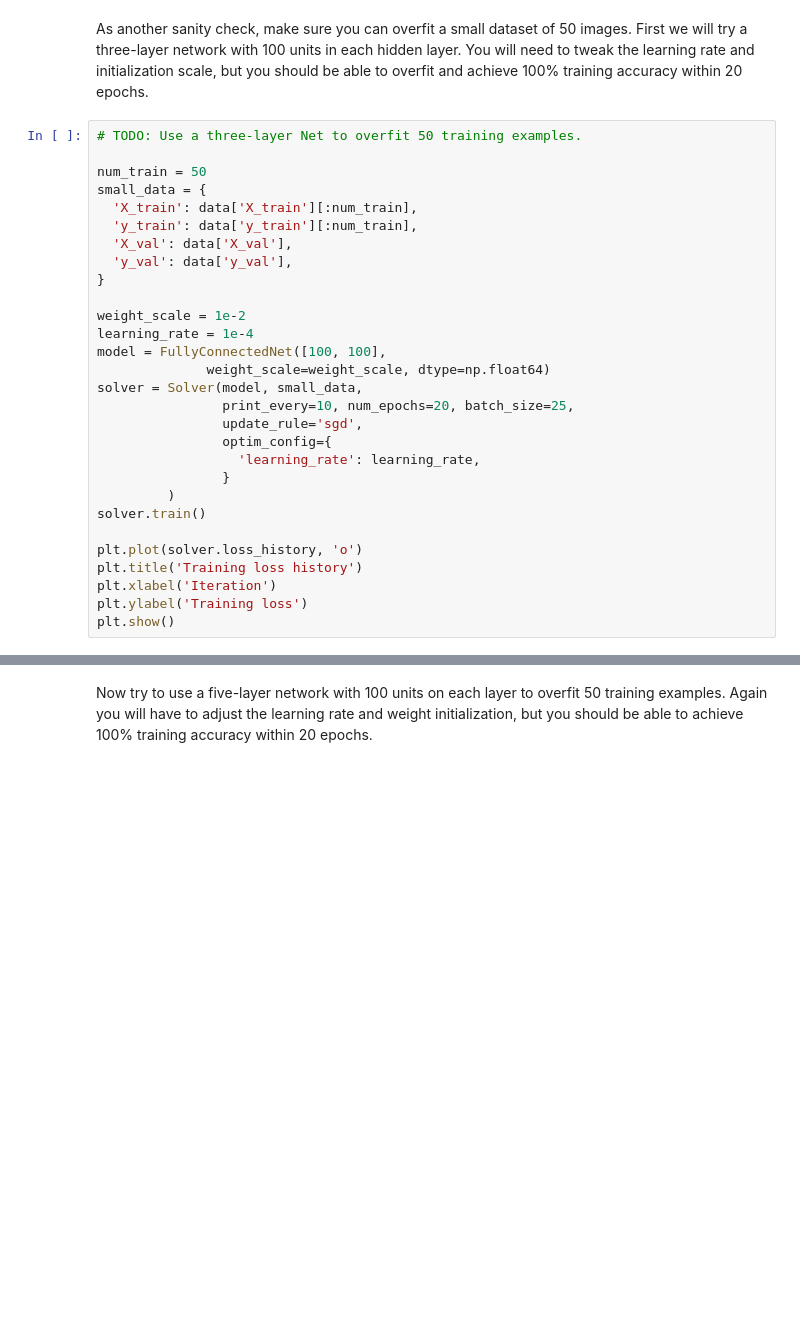
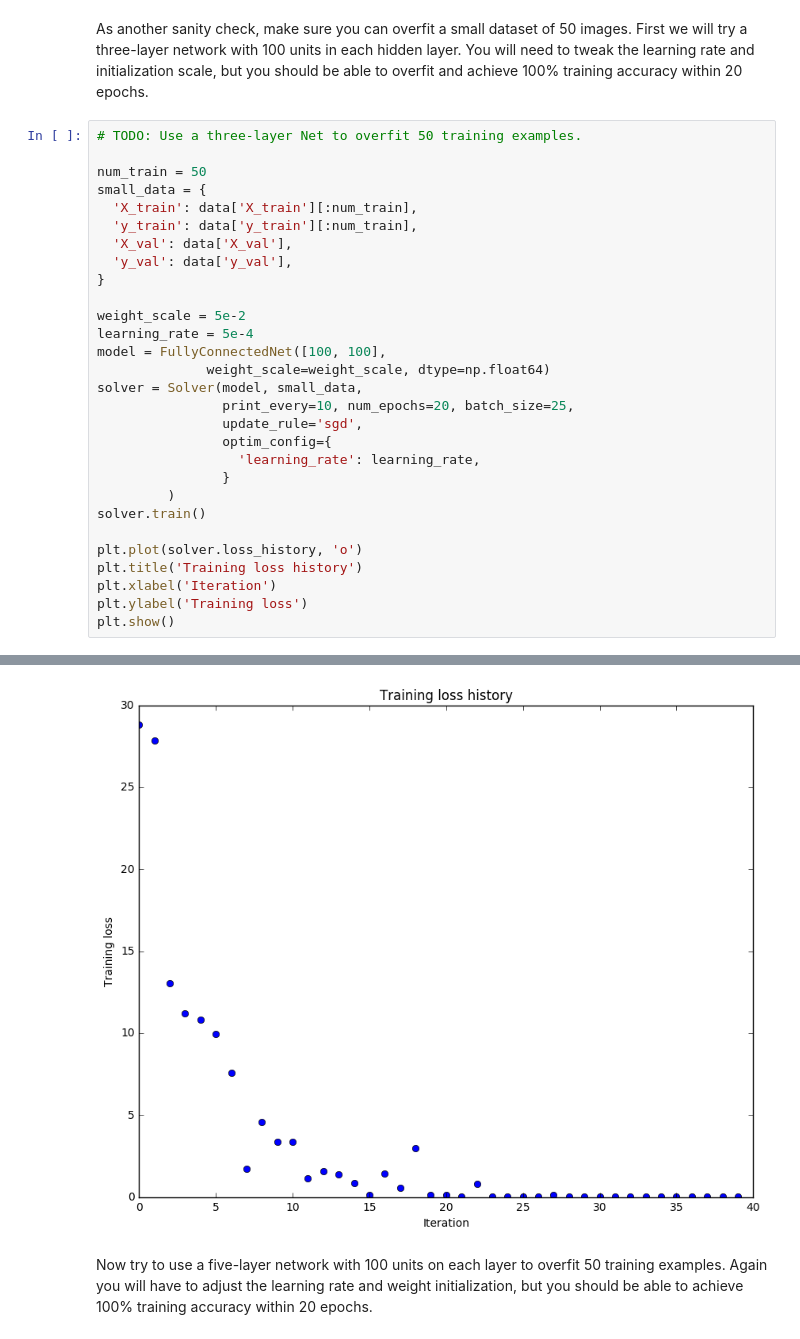
Before and after one commit to roypan/CS231n, a Jupyter notebook: winter1516_assignment2/FullyConnectedNets.ipynb, the cells around one changed output, grey strips where cells are left out. Drawn from its saved outputs; the diff is of its cells as text; blank space fills up the shorter version.

```diff
--- a/winter1516_assignment2/FullyConnectedNets.ipynb
+++ b/winter1516_assignment2/FullyConnectedNets.ipynb
@@ -416,8 +429,8 @@ small_data = {
   'y_val': data['y_val'],
 }
 
-weight_scale = 1e-2
-learning_rate = 1e-4
+weight_scale = 5e-2
+learning_rate = 5e-4
 model = FullyConnectedNet([100, 100],
               weight_scale=weight_scale, dtype=np.float64)
 solver = Solver(model, small_data,
@@ -434,3 +447,4 @@ plt.title('Training loss history')
 plt.xlabel('Iteration')
 plt.ylabel('Training loss')
 plt.show()
+# %% [output]
@@ -437,3 +468,4 @@ plt.show()
+[figure, added]
 # %% [markdown]
 Now try to use a five-layer network with 100 units on each layer to overfit 50 training examples. Again you will have to adjust the learning rate and weight initialization, but you should be able to achieve 100% training accuracy within 20 epochs.
 # %%
```
Also changed, not shown: parts of 15 cells of this notebook, 2 other files.
